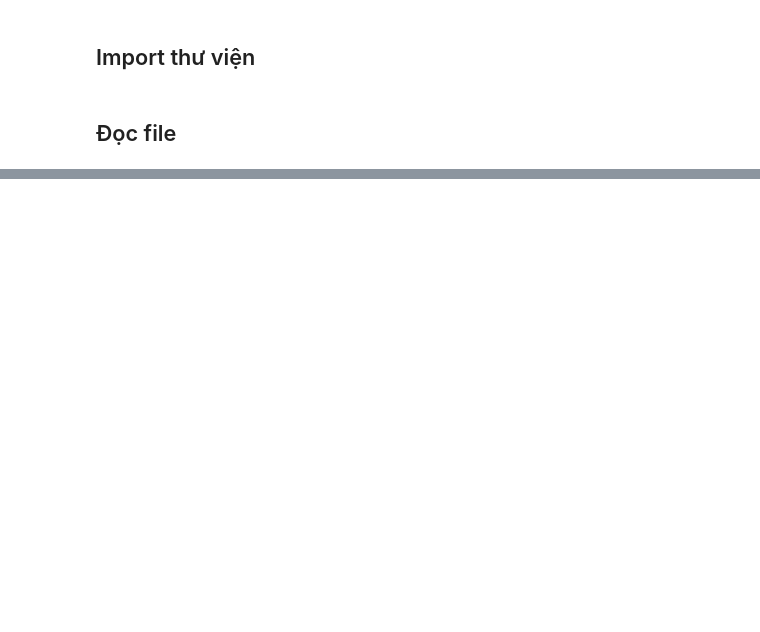
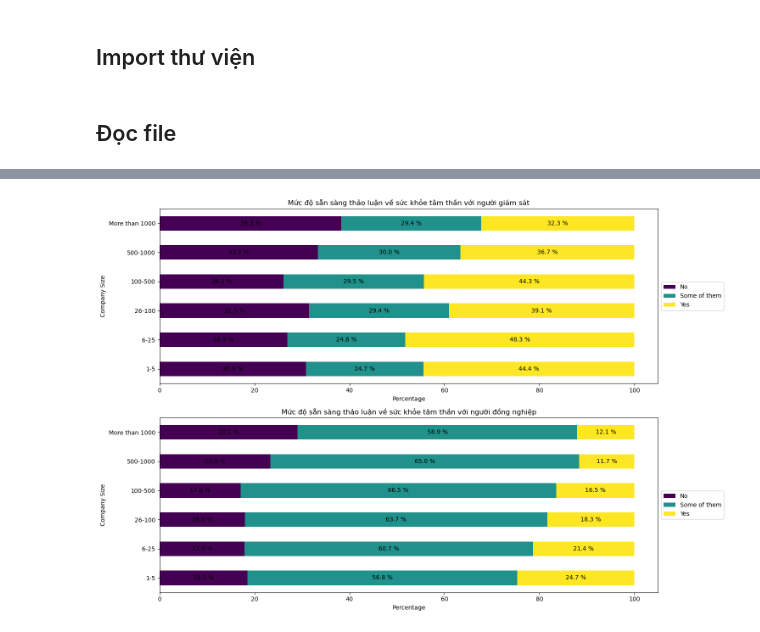
Before and after one commit to cheesepp/P4DS_FinalProject, a Jupyter notebook: EDA.ipynb, the cells around one changed output, grey strips where cells are left out. Drawn from its saved outputs; the diff is of its cells as text; code cells hidden in the pictures; blank space fills up the shorter version.

Commit message:
Update comment chart of question

```diff
--- a/EDA.ipynb
+++ b/EDA.ipynb
@@ -28,0 +91,12 @@ raw_df.head()
+# %%
+# Calculate the sum of each row
+def row_sum(df):
+    row_sum = df.sum(axis=1)
+    return row_sum
+
+# Divide each value in the DataFrame by the sum of its row and multiply by 100
+percent_supervisor_df = supervisor_df.div(row_sum(supervisor_df), axis=0) * 100
+percent_coworkers_df = coworkers_df.div(row_sum(coworkers_df), axis=0) * 100
+
+#percent_supervisor_df
+percent_coworkers_df
@@ -28,0 +112,31 @@ raw_df.head()
+# %%
+# Plot
+fig, axs = plt.subplots(2, 1, figsize=(15, 10))
+
+def barh_plot(df, ax, title):
+    df.plot(kind='barh', stacked=True, colormap='viridis', ax=ax)
+
+    # Add values into the columns
+    for p in ax.patches:
+        width, height = p.get_width(), p.get_height()
+        x, y = p.get_xy()
+        ax.text(x+width/2,
+                y+height/2,
+                '{:.1f} %'.format(width),
+                horizontalalignment='center',
+                verticalalignment='center')
+
+    ax.set_title(title)
+    ax.set_ylabel('Company Size')
+    ax.set_xlabel('Percentage')
+
+    ax.legend(loc='center left', bbox_to_anchor=(1, 0.5))
+
+
+barh_plot(percent_supervisor_df, axs[0], "Mức độ sẵn sàng thảo luận về sức khỏe tâm thần với người giám sát")
+barh_plot(percent_coworkers_df, axs[1], "Mức độ sẵn sàng thảo luận về sức khỏe tâm thần với người đồng nghiệp")
+
+plt.tight_layout()
+plt.show()
+# %% [output]
+[figure, added]
```
Also changed, not shown: parts of 13 cells of this notebook.
